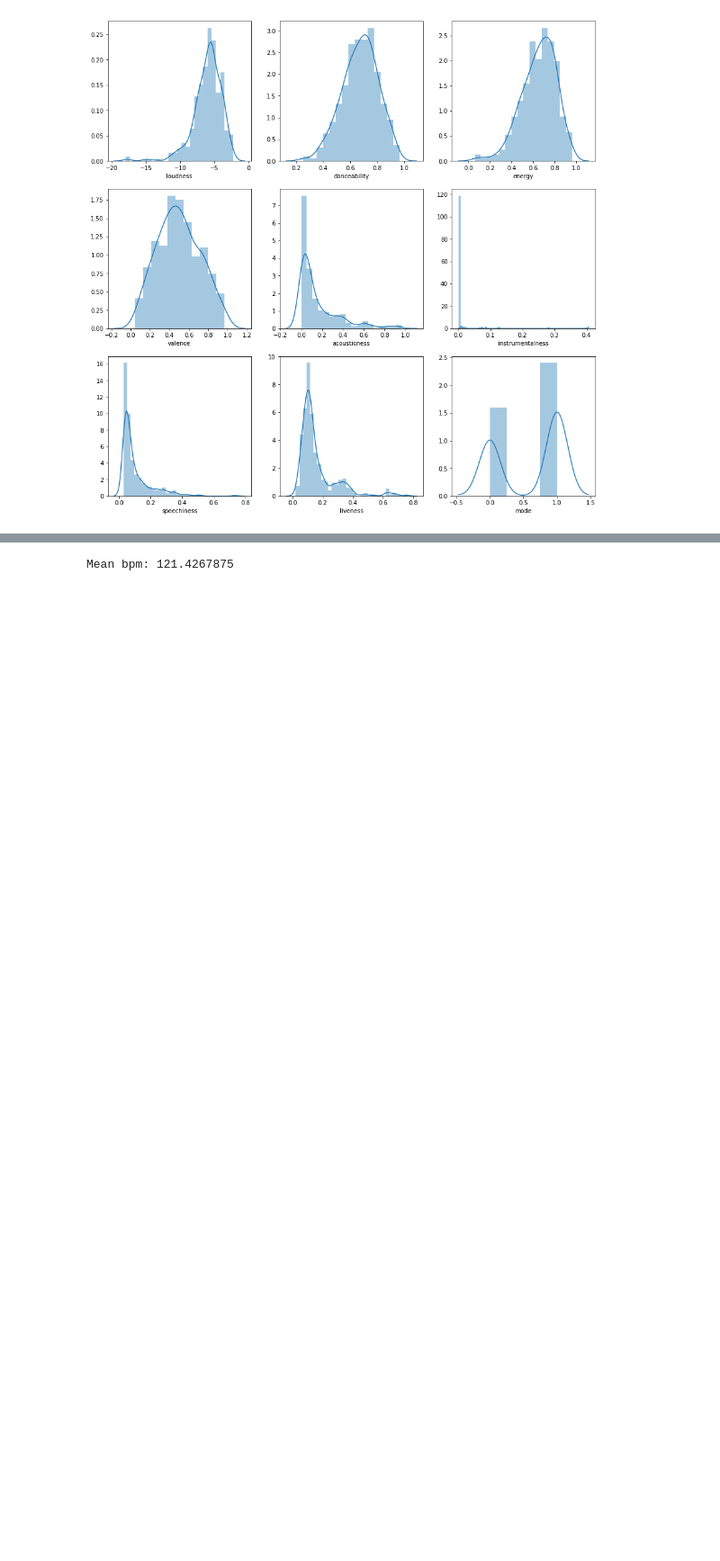
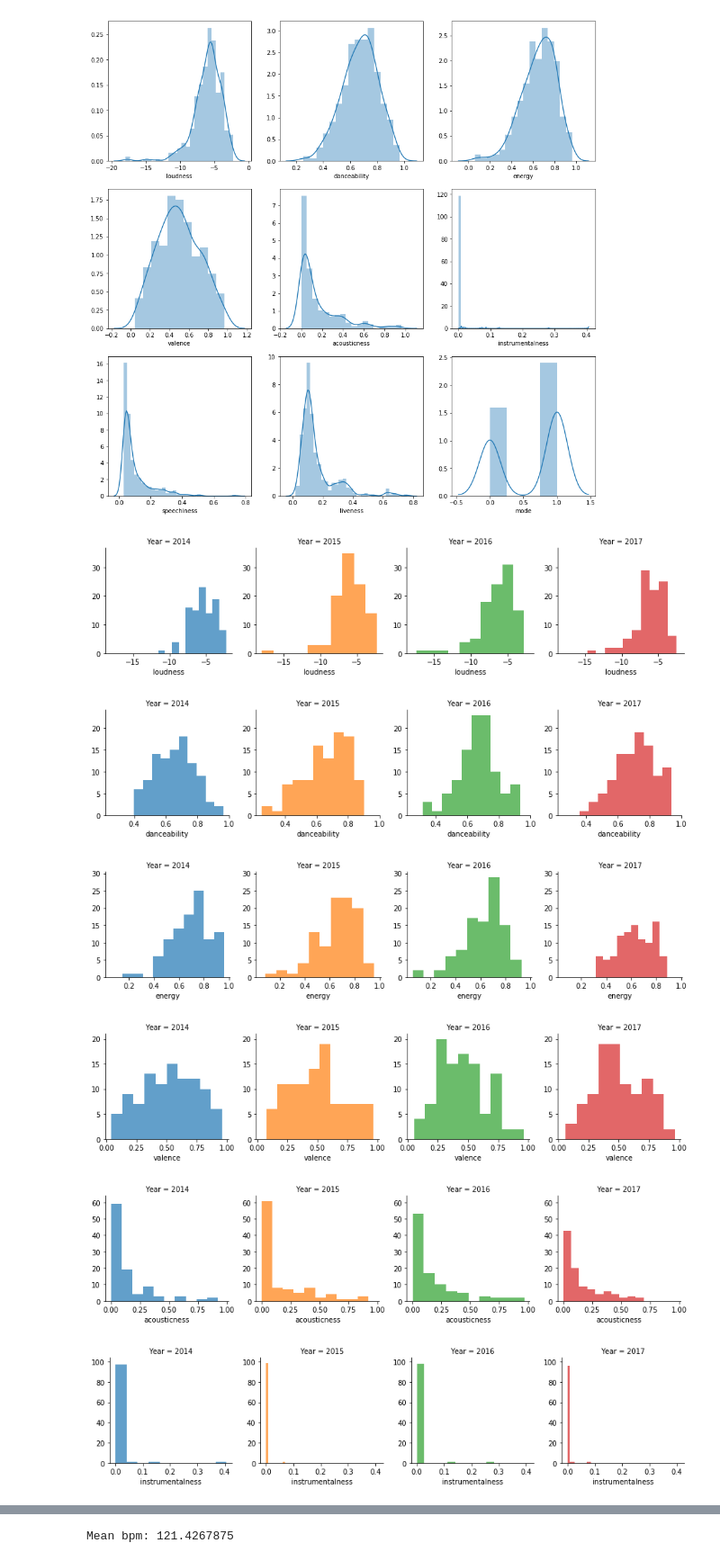
Before and after one commit to jkyung94/Capstone_2, a Jupyter notebook: EDA.ipynb, the cells around one changed output, grey strips where cells are left out. Shown: that part at 90% size. Cells and saved outputs as stored; diff of their text form; code cells hidden in the pictures; blank space fills up the shorter version.

```diff
--- a/EDA.ipynb
+++ b/EDA.ipynb
@@ -66,3 +66,39 @@ Mean speechiness: 0.10291025000000012
 Mean liveness: 0.16021100000000005
 Mean mode: 0.6
 [figure]
+# %%
+g = sns.FacetGrid(df, col="Year", hue="Year")
+g.map(plt.hist, "loudness", alpha=0.7)
+
+g2 = sns.FacetGrid(df, col="Year", hue="Year")
+g2.map(plt.hist, "danceability", alpha=0.7)
+
+g3 = sns.FacetGrid(df, col="Year", hue="Year")
+g3.map(plt.hist, "energy", alpha=0.7)
+
+g4 = sns.FacetGrid(df, col="Year", hue="Year")
+g4.map(plt.hist, "valence", alpha=0.7)
+
+g5 = sns.FacetGrid(df, col="Year", hue="Year")
+g5.map(plt.hist, "acousticness", alpha=0.7)
+
+g6 = sns.FacetGrid(df, col="Year", hue="Year")
+g6.map(plt.hist, "instrumentalness", alpha=0.7)
+
+g7 = sns.FacetGrid(df, col="Year", hue="Year")
+g7.map(plt.hist, "speechiness", alpha=0.7)
+
+g8 = sns.FacetGrid(df, col="Year", hue="Year")
+g8.map(plt.hist, "liveness", alpha=0.7)
+
+g9 = sns.FacetGrid(df, col="Year", hue="Year")
+g9.map(plt.hist, "mode", alpha=0.7)
+
+plt.show()
+# %% [output]
+[figure, added]
+[figure, added]
+[figure, added]
+[figure, added]
+[figure, added]
+[figure, added]
```
Also changed, not shown: parts of 12 cells of this notebook.
